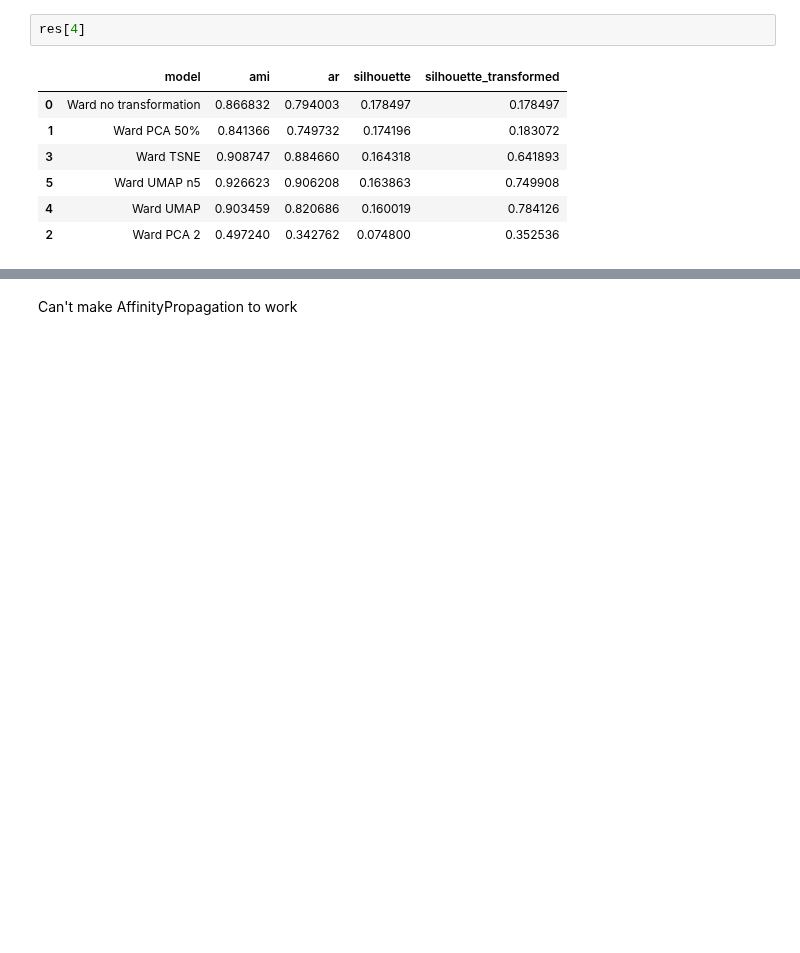
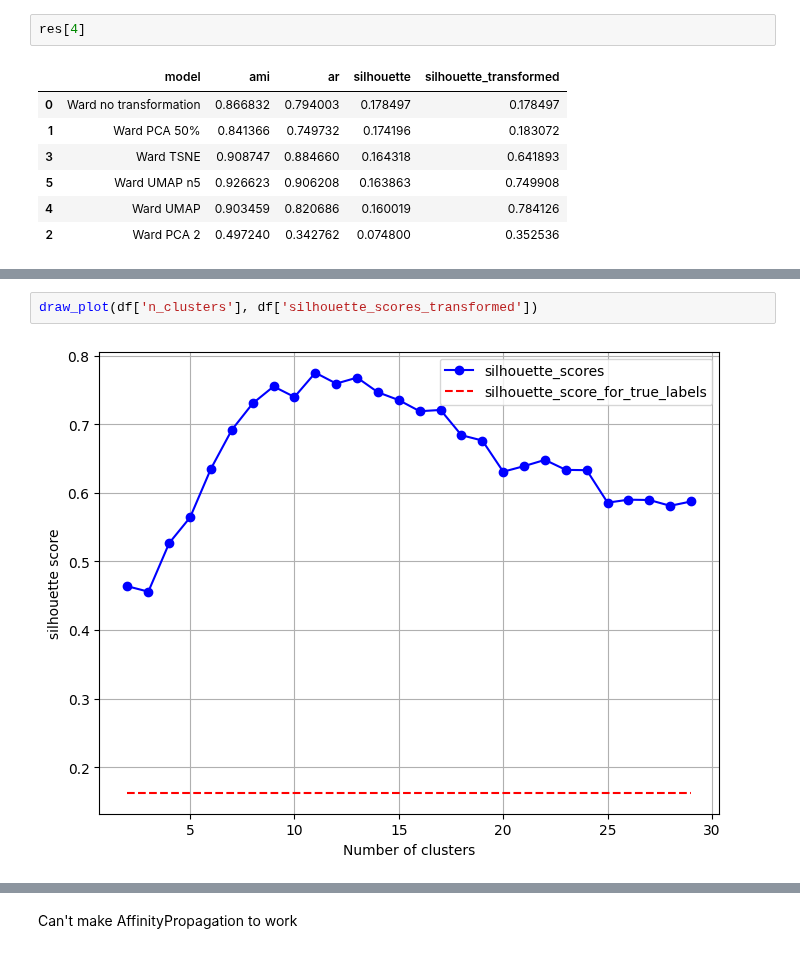
Before and after one commit to VladGnatiuk/projector_ml6, a Jupyter notebook: _vg/homeworks/homework 07. Prjctr HW9. Unsupervised learning.ipynb, the cells around one changed output, grey strips where cells are left out. Cells and saved outputs as stored; diff of their text form; blank space fills up the shorter version.

```diff
--- a/_vg/homeworks/homework 07. Prjctr HW9. Unsupervised learning.ipynb
+++ b/_vg/homeworks/homework 07. Prjctr HW9. Unsupervised learning.ipynb
@@ -338,0 +403,4 @@ res[4]
+# %%
+draw_plot(df['n_clusters'], df['silhouette_scores_transformed'])
+# %% [output]
+[figure, added]
```
Also changed, not shown: parts of 14 cells of this notebook.
